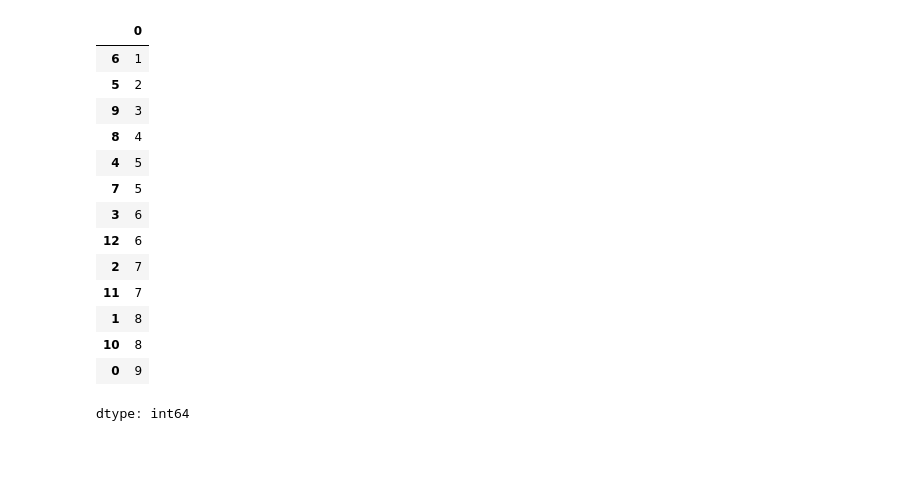
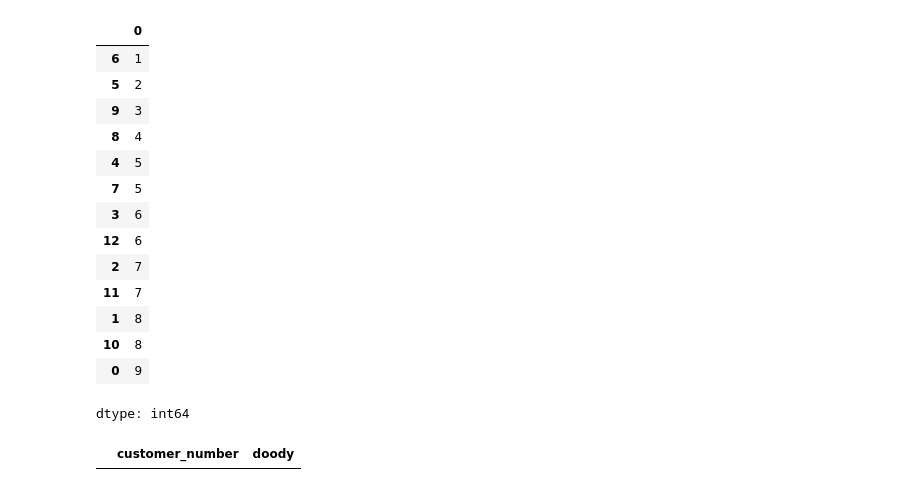
Before and after one commit to lawgorithm/python_practice, a Jupyter notebook: 30_Days_of_Pandas.ipynb, the cells around one changed output. Drawn from its saved outputs; the diff is of its cells as text; code cells hidden in the pictures; blank space fills up the shorter version.

```diff
--- a/30_Days_of_Pandas.ipynb
+++ b/30_Days_of_Pandas.ipynb
@@ -900,3 +1231,7 @@ foo.apply(lambda x: dct[x])
 | 10 | 8 |
 | 0 | 9 |
 dtype: int64
+# %%
+pd.DataFrame(columns = ['customer_number', 'doody'])
+# %% [output]
+|  | customer_number | doody |
```
Also changed, not shown: parts of 14 cells of this notebook.
